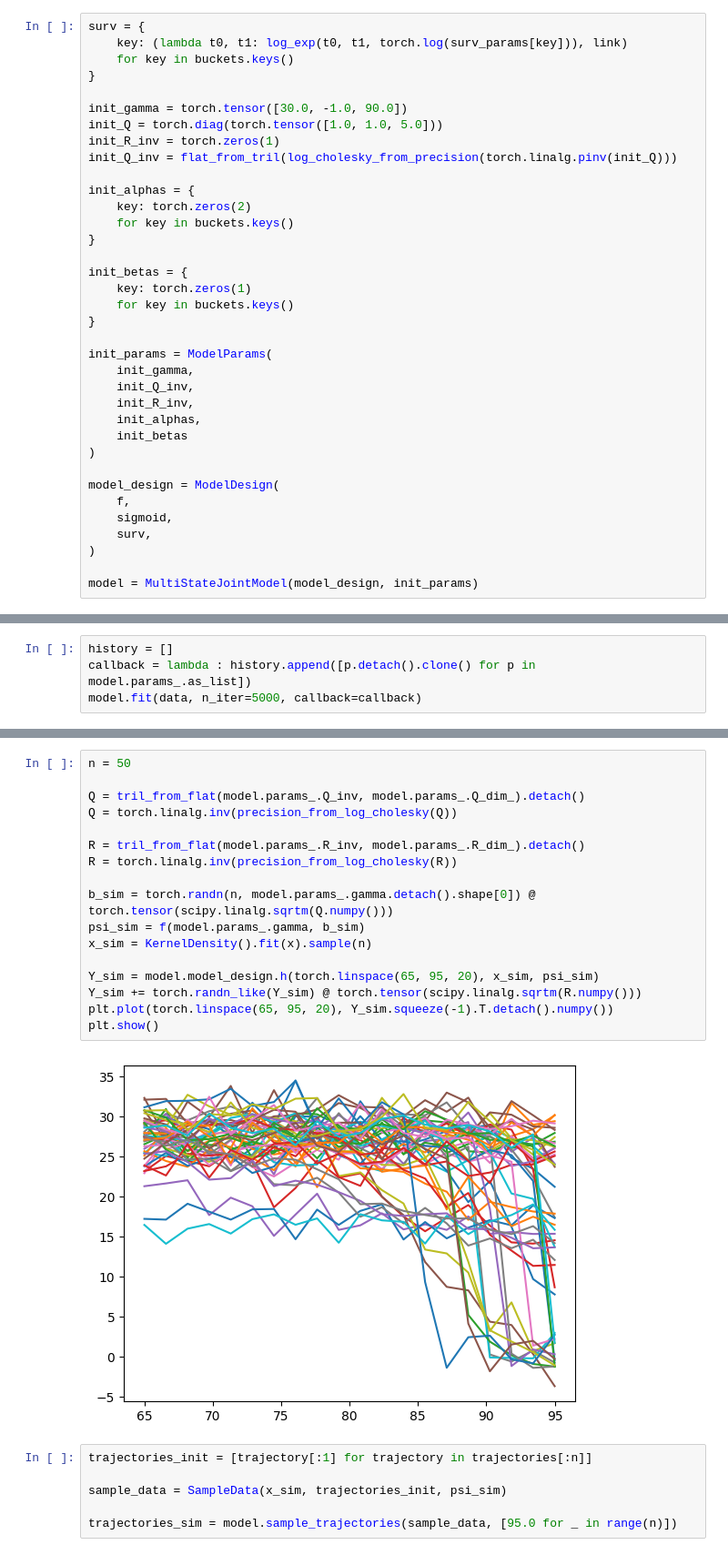
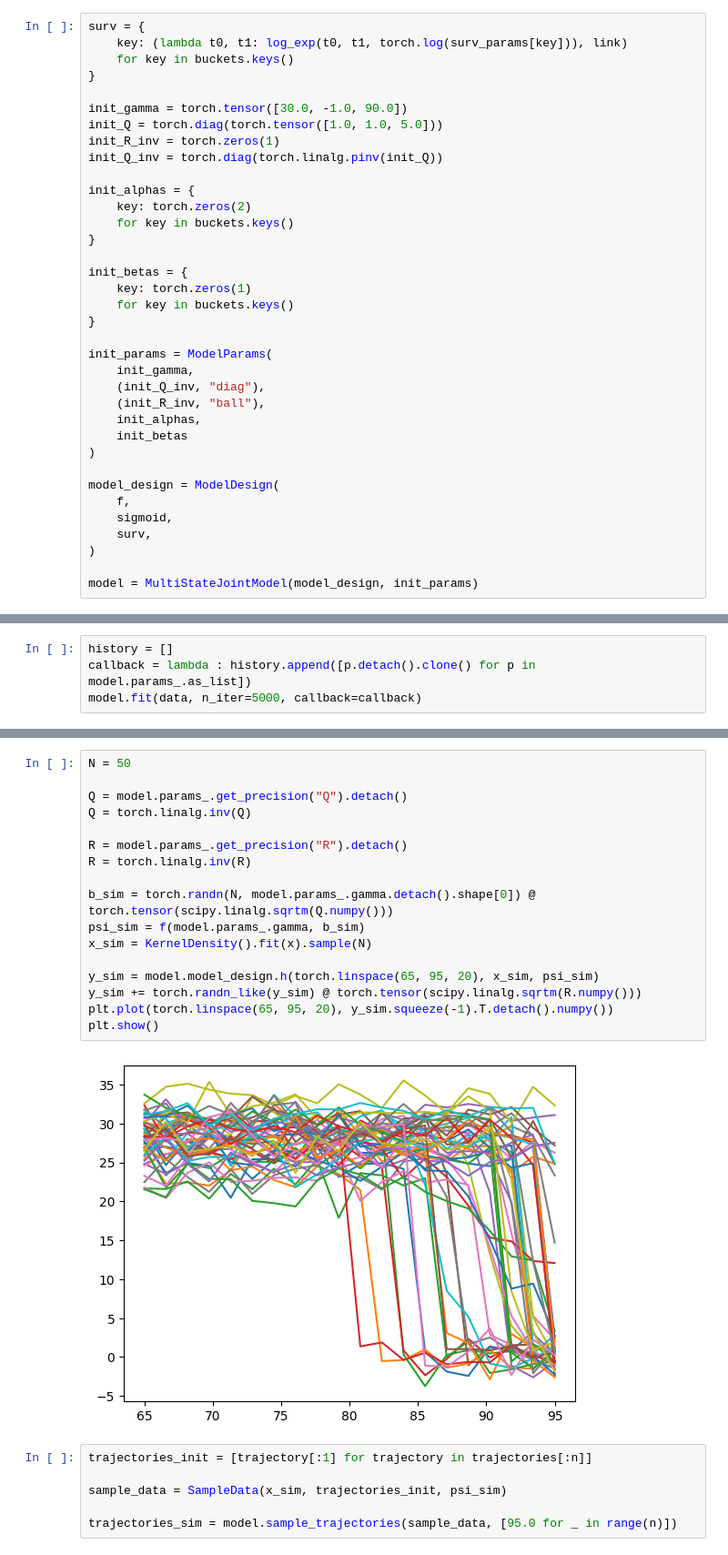
Before and after one commit to felixlaplante/paquid-jmstate, a Jupyter notebook: paquid-test.ipynb, the cells around one changed output, grey strips where cells are left out. Shown at 91% size. Saved outputs shown, nothing was run; the diff lists cells and outputs as text.

```diff
--- a/paquid-test.ipynb
+++ b/paquid-test.ipynb
@@ -93,7 +93,7 @@ surv = {
 init_gamma = torch.tensor([30.0, -1.0, 90.0])
 init_Q = torch.diag(torch.tensor([1.0, 1.0, 5.0]))
 init_R_inv = torch.zeros(1)
-init_Q_inv = flat_from_tril(log_cholesky_from_precision(torch.linalg.pinv(init_Q)))
+init_Q_inv = torch.diag(torch.linalg.pinv(init_Q))
 
 init_alphas = {
     key: torch.zeros(2)
@@ -107,8 +107,8 @@ init_betas = {
 
 init_params = ModelParams(
     init_gamma,
-    init_Q_inv,
-    init_R_inv,
+    (init_Q_inv, "diag"),
+    (init_R_inv, "ball"),
     init_alphas,
     init_betas
 )
@@ -152,22 +151,22 @@ ModelParams(gamma=tensor([2.9685e-15, 2.0598e-14, 2.7408e-09]), Q_inv=tensor([4.
 # %%
-n = 50
+N = 50
 
-Q = tril_from_flat(model.params_.Q_inv, model.params_.Q_dim_).detach()
-Q = torch.linalg.inv(precision_from_log_cholesky(Q))
+Q = model.params_.get_precision("Q").detach()
+Q = torch.linalg.inv(Q)
 
-R = tril_from_flat(model.params_.R_inv, model.params_.R_dim_).detach()
-R = torch.linalg.inv(precision_from_log_cholesky(R))
+R = model.params_.get_precision("R").detach()
+R = torch.linalg.inv(R)
 
-b_sim = torch.randn(n, model.params_.gamma.detach().shape[0]) @ torch.tensor(scipy.linalg.sqrtm(Q.numpy()))
+b_sim = torch.randn(N, model.params_.gamma.detach().shape[0]) @ torch.tensor(scipy.linalg.sqrtm(Q.numpy()))
 psi_sim = f(model.params_.gamma, b_sim)
-x_sim = KernelDensity().fit(x).sample(n)
+x_sim = KernelDensity().fit(x).sample(N)
 
-Y_sim = model.model_design.h(torch.linspace(65, 95, 20), x_sim, psi_sim)
-Y_sim += torch.randn_like(Y_sim) @ torch.tensor(scipy.linalg.sqrtm(R.numpy()))
-plt.plot(torch.linspace(65, 95, 20), Y_sim.squeeze(-1).T.detach().numpy())
+y_sim = model.model_design.h(torch.linspace(65, 95, 20), x_sim, psi_sim)
+y_sim += torch.randn_like(y_sim) @ torch.tensor(scipy.linalg.sqrtm(R.numpy()))
+plt.plot(torch.linspace(65, 95, 20), y_sim.squeeze(-1).T.detach().numpy())
 plt.show()
 # %% [output]
-[figure, old version]
+[figure, new version]
 # %%
 trajectories_init = [trajectory[:1] for trajectory in trajectories[:n]]
 
```
Also changed, not shown: parts of 3 cells of this notebook.
